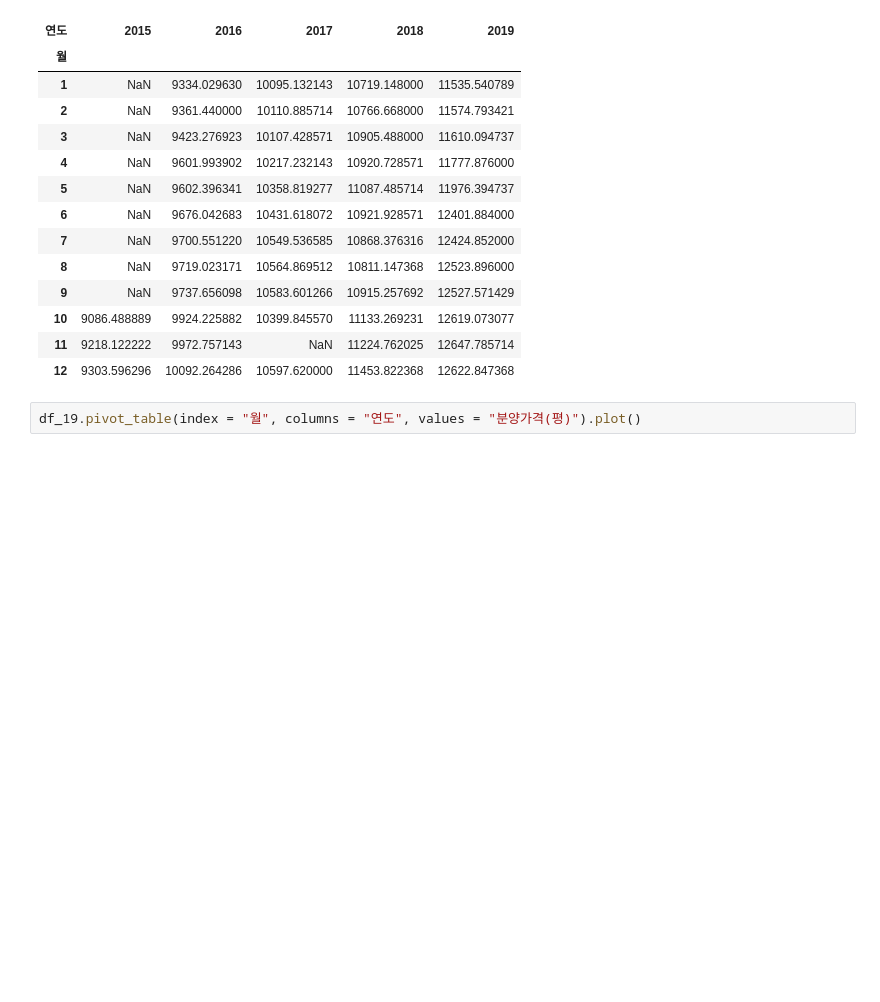
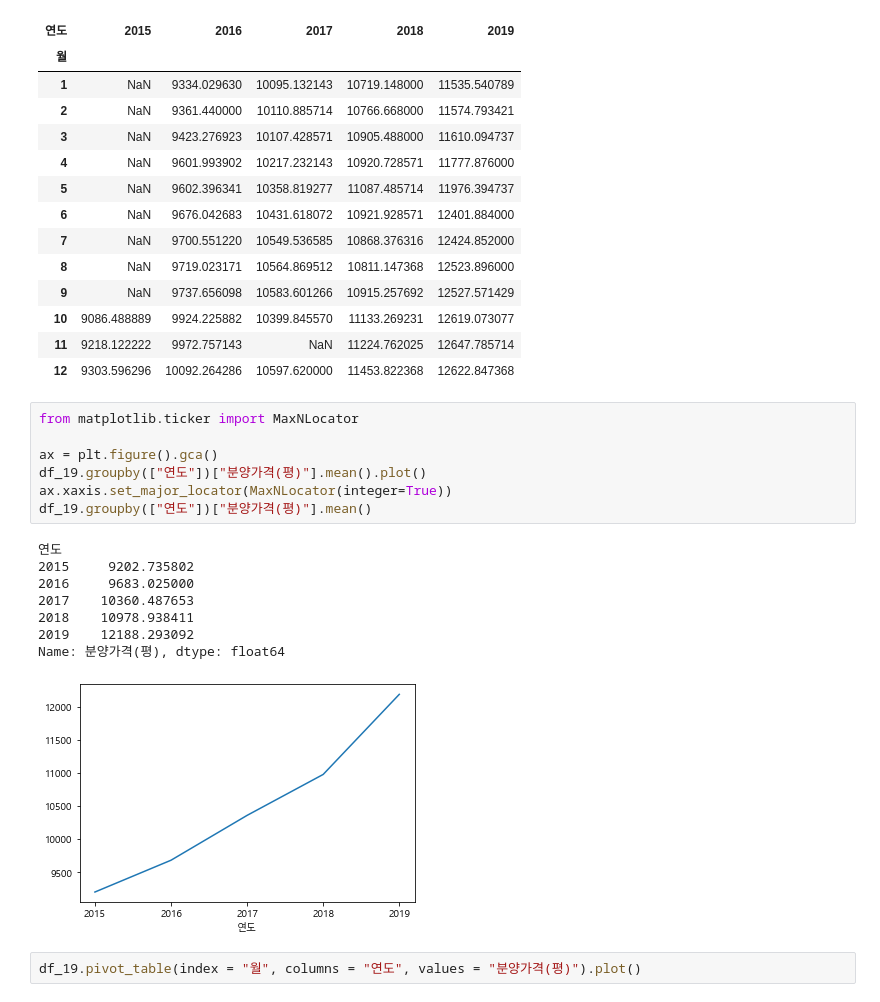
Before and after one commit to hckim96/open-data-analysis-basic-practice, a Jupyter notebook: apt-price.ipynb, the cells around one changed output. Saved outputs shown, nothing was run; the diff lists cells and outputs as text; blank space fills up the shorter version.

```diff
--- a/apt-price.ipynb
+++ b/apt-price.ipynb
@@ -237,6 +237,22 @@ df_19.pivot_table(index = "월", columns = "연도", values = "분양가격(평)
 | 10 | 9086.488889 | 9924.225882 | 10399.845570 | 11133.269231 | 12619.073077 |
 | 11 | 9218.122222 | 9972.757143 | NaN | 11224.762025 | 12647.785714 |
 | 12 | 9303.596296 | 10092.264286 | 10597.620000 | 11453.822368 | 12622.847368 |
+# %%
+from matplotlib.ticker import MaxNLocator
+
+ax = plt.figure().gca()
+df_19.groupby(["연도"])["분양가격(평)"].mean().plot()
+ax.xaxis.set_major_locator(MaxNLocator(integer=True))
+df_19.groupby(["연도"])["분양가격(평)"].mean()
+# %% [output]
+연도
+2015     9202.735802
+2016     9683.025000
+2017    10360.487653
+2018    10978.938411
+2019    12188.293092
+Name: 분양가격(평), dtype: float64
+[figure, added]
 # %%
 df_19.pivot_table(index = "월", columns = "연도", values = "분양가격(평)").plot()
 # %% [output]
```
Also changed, not shown: parts of 14 cells of this notebook.
